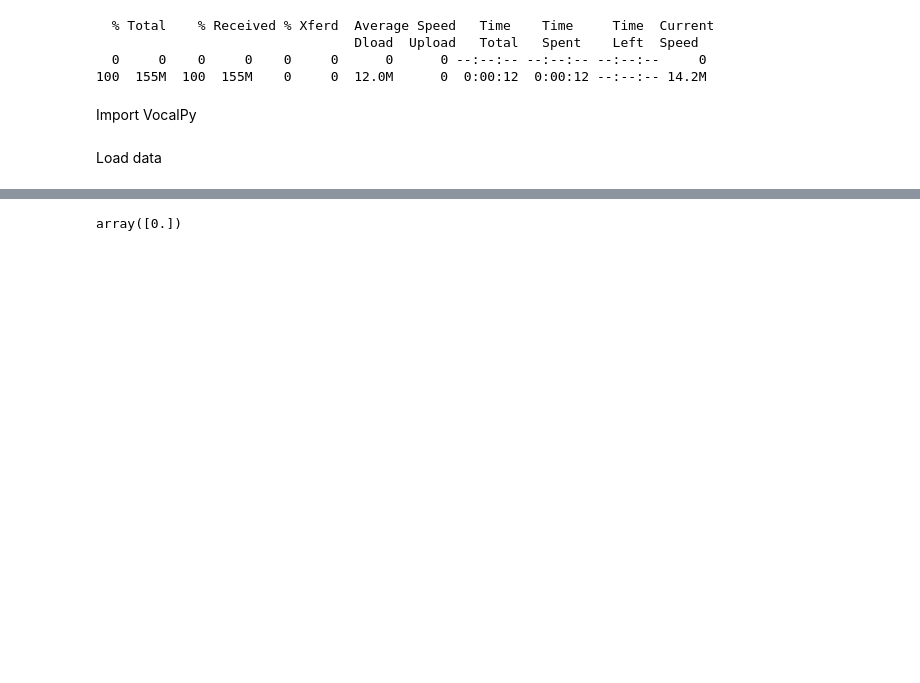
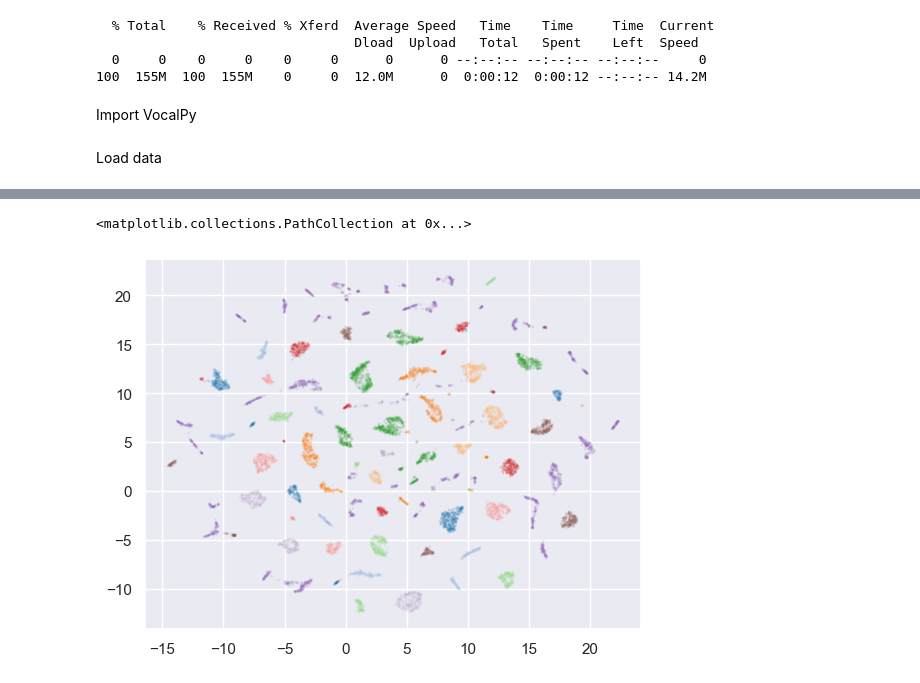
Before and after one commit to vocalpy/vocalpy-notebooks, a Jupyter notebook: 01-embedding-with-UMAP.ipynb, the cells around one changed output, grey strips where cells are left out. Saved outputs shown, nothing was run; the diff lists cells and outputs as text; code cells hidden in the pictures; blank space fills up the shorter version.

```diff
--- a/01-embedding-with-UMAP.ipynb
+++ b/01-embedding-with-UMAP.ipynb
@@ -73,0 +103,2 @@ array([16106.4375  , 16203.953125, 16306.46875 , 16339.53125 ,
+# %%
+X = X.reshape(X.shape[0], -1)
@@ -73,0 +113,4 @@ array([16106.4375  , 16203.953125, 16306.46875 , 16339.53125 ,
+# %%
+umapper = umap.UMAP(min_dist=0.5)
+# %%
+out = umapper.fit_transform(X)
@@ -74,2 +122,6 @@ array([16106.4375  , 16203.953125, 16306.46875 , 16339.53125 ,
+# %%
+pal = sns.color_palette("tab20", n_colors=len(np.unique(segment_labels)))
+lab_dict = {lab: pal[i] for i, lab in enumerate(np.unique(segment_labels))}
+colors = np.array([lab_dict[i] for i in segment_labels])
 # %%
 import matplotlib.pyplot as plt
@@ -128,4 +127,0 @@ start_inds = np.argmin(
-# %%
-start_times
-# %% [output]
-array([0.])
@@ -151,0 +128,13 @@ for sequence, spect in zip(seqs, spects):
+# %%
+fig, ax = plt.subplots()
+ax.scatter(
+    out[:, 0],
+    out[:, 1],
+    rasterized=True,
+    alpha=0.1,
+    s=1,
+    color=colors,
+)
+# %% [output]
+<matplotlib.collections.PathCollection at 0x...>
+[figure, added]
```
Also changed, not shown: parts of 47 cells of this notebook.
